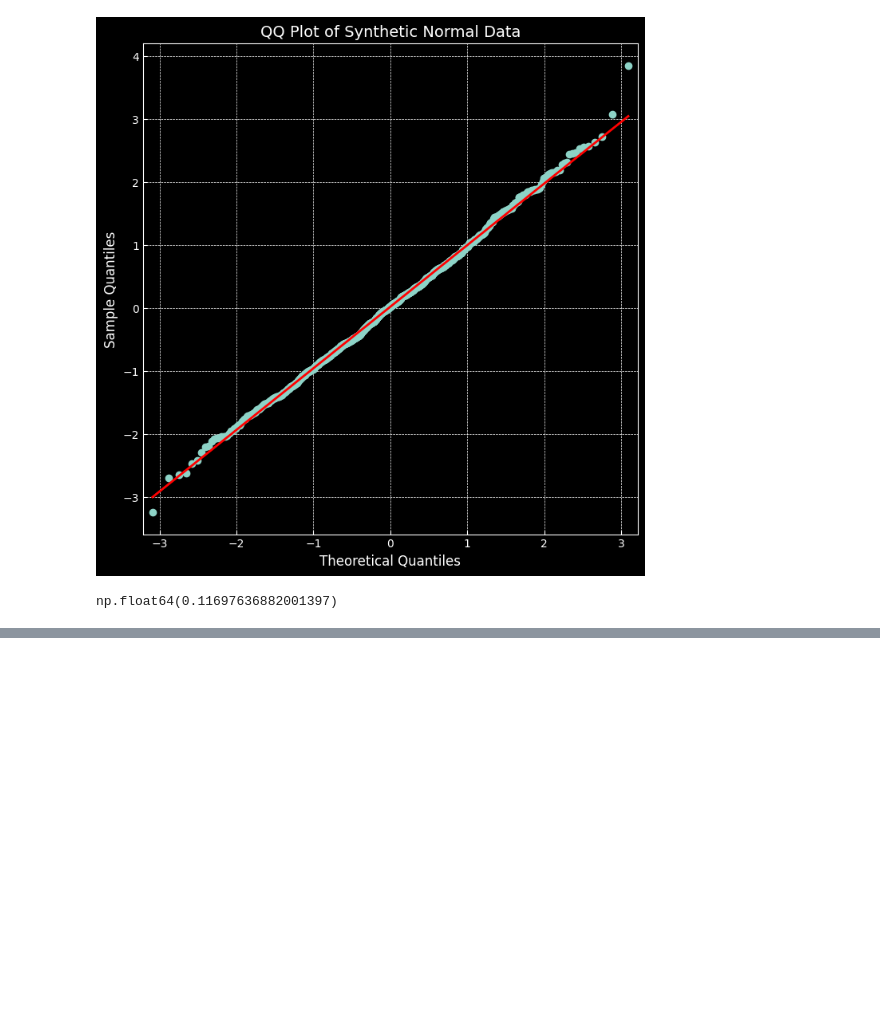
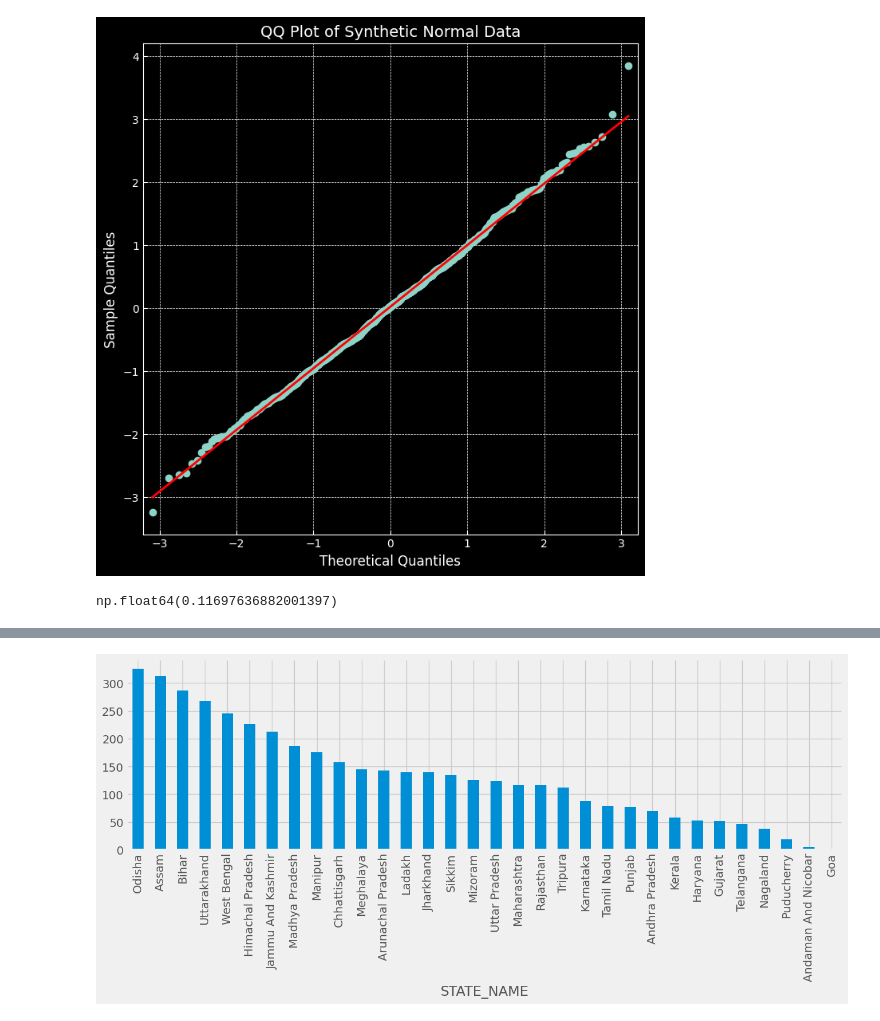
Before and after one commit to gauravgulia26/DataScience_Toolkit, a Jupyter notebook: libraries/pandas/pandas_final.ipynb, the cells around one changed output, grey strips where cells are left out. Drawn from its saved outputs; the diff is of its cells as text; code cells hidden in the pictures; blank space fills up the shorter version.

```diff
--- a/libraries/pandas/pandas_final.ipynb
+++ b/libraries/pandas/pandas_final.ipynb
@@ -316,0 +417,8 @@ np.float64(0.11697636882001397)
+# %%
+df.groupby("STATE_NAME")["EXPENDITURE_OCCURED_LAKHS"].mean().sort_values(
+    ascending=False
+).plot(kind="bar", figsize=(14, 4))
+plt.style.use("fivethirtyeight")
+plt.show()
+# %% [output]
+[figure, added]
```
Also changed, not shown: parts of 17 cells of this notebook, 1 other file.
